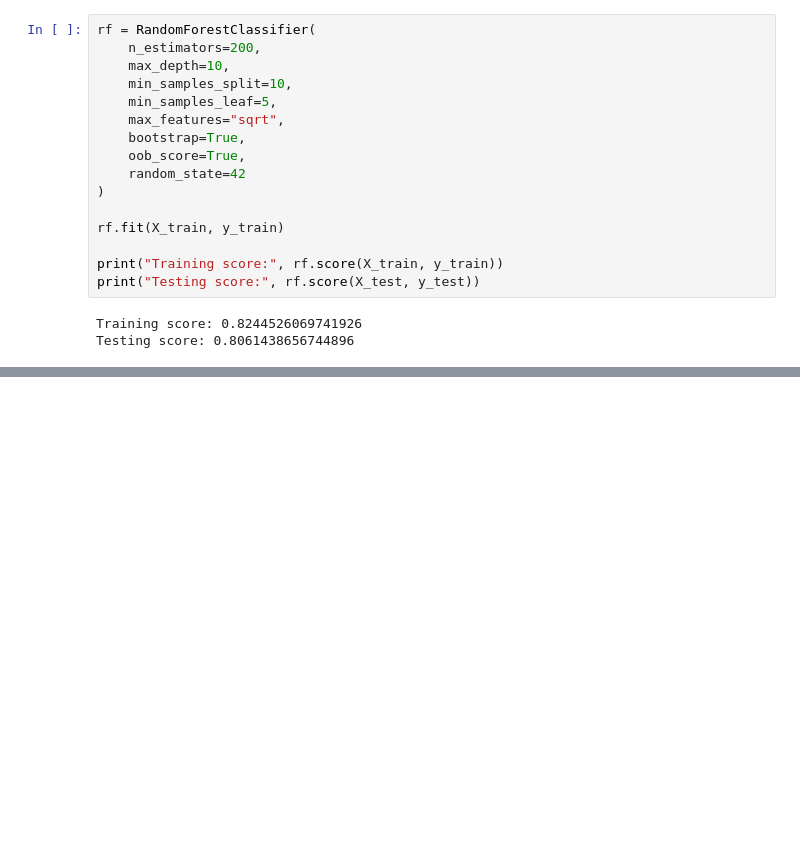
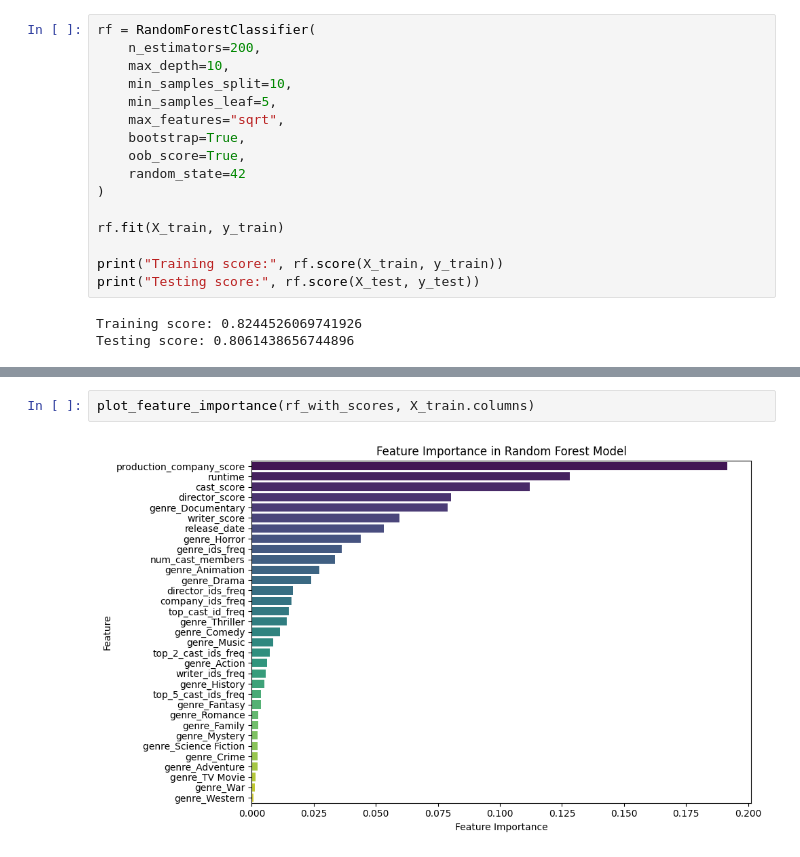
Before and after one commit to jonnycomes/movie-data, a Jupyter notebook: notebooks/successful_movie_prediction/Successful_Movie_Prediction.ipynb, the cells around one changed output, grey strips where cells are left out. Drawn from its saved outputs; the diff is of its cells as text; blank space fills up the shorter version.

```diff
--- a/notebooks/successful_movie_prediction/Successful_Movie_Prediction.ipynb
+++ b/notebooks/successful_movie_prediction/Successful_Movie_Prediction.ipynb
@@ -293,0 +340,4 @@ print(gb.score(X_test, y_test))
+# %%
+plot_feature_importance(rf_with_scores, X_train.columns)
+# %% [output]
+[figure, added]
```
Also changed, not shown: parts of 46 cells of this notebook, 1 other file.
